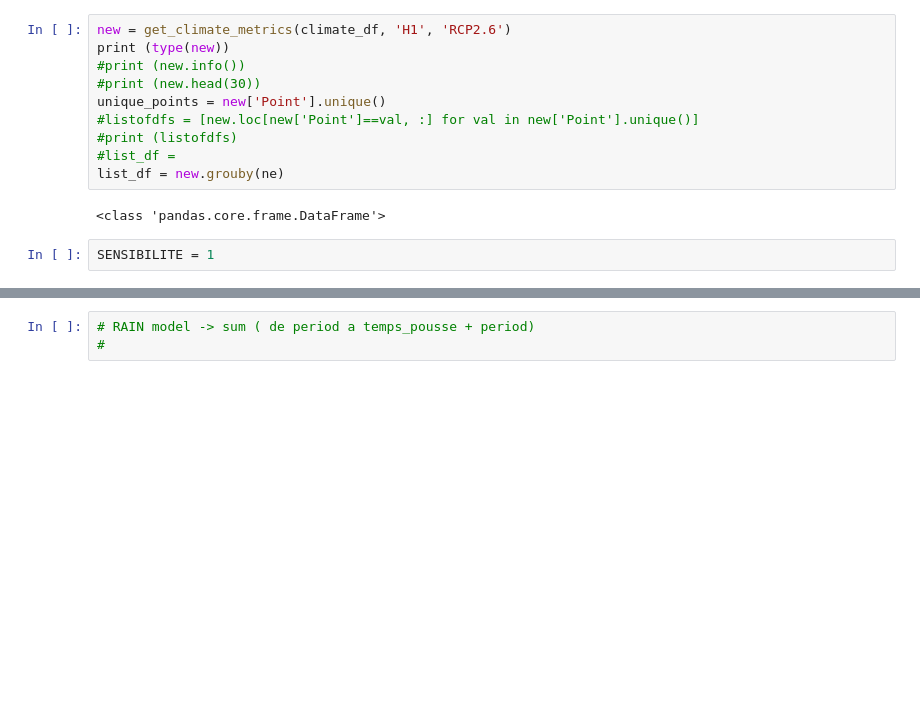
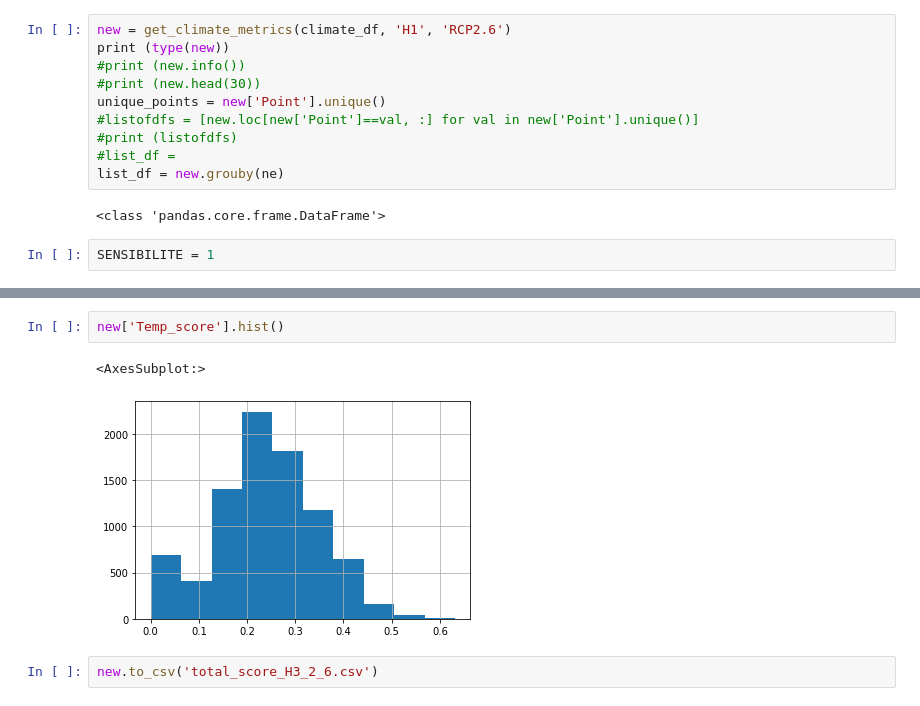
Before and after one commit to owalid/adaptaviz, a Jupyter notebook: score/Scoring Function.ipynb, the cells around one changed output, grey strips where cells are left out. Cells and saved outputs as stored; diff of their text form; blank space fills up the shorter version.

```diff
--- a/score/Untitled.ipynb
+++ b/score/Scoring Function.ipynb
@@ -240,3 +248,7 @@ display(new.sample(20))
+# %%
+new['Temp_score'].hist()
+# %% [output]
+<AxesSubplot:>
+[figure, added]
 # %%
-# RAIN model -> sum ( de period a temps_pousse + period)
-#
+new.to_csv('total_score_H3_2_6.csv')
```
Also changed, not shown: parts of 3 cells of this notebook, 2 other files.
